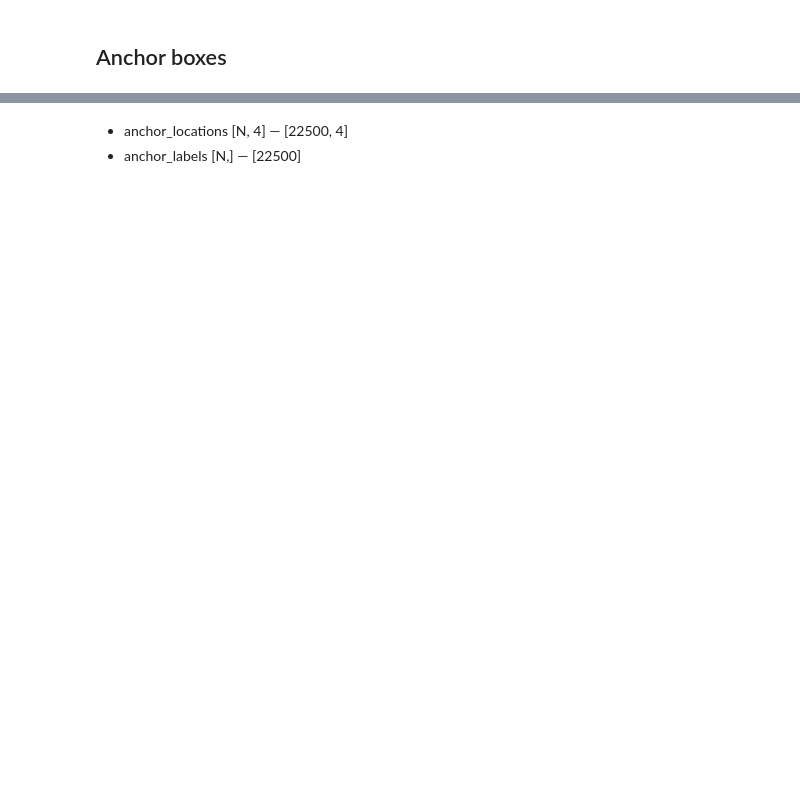
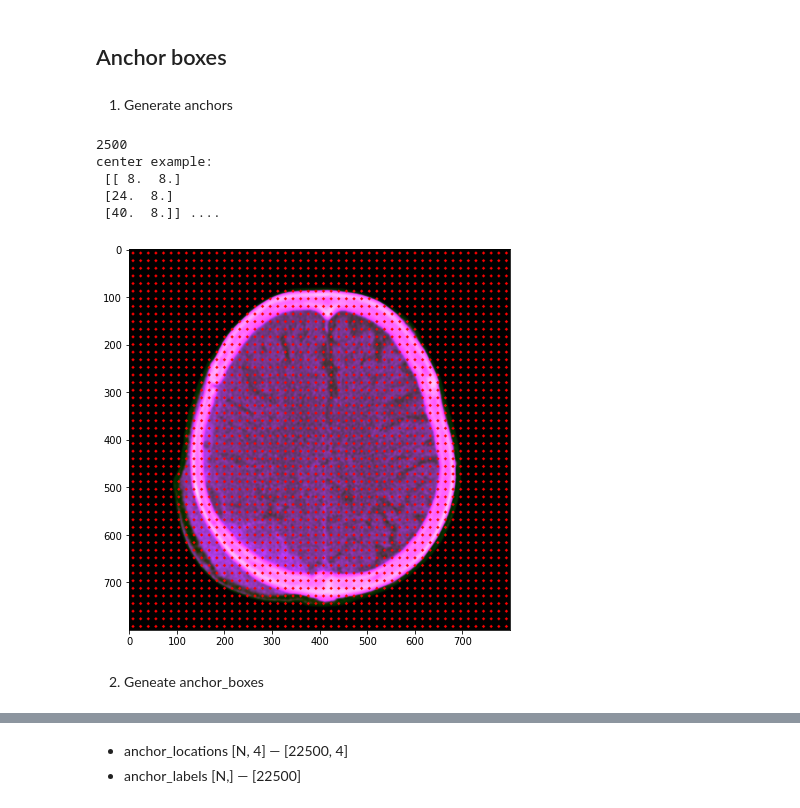
Before and after one commit to cuchoco/paper_implementations, a Jupyter notebook: models/FASTER_RCNN.ipynb, the cells around one changed output, grey strips where cells are left out. Cells and saved outputs as stored; diff of their text form; code cells hidden in the pictures; blank space fills up the shorter version.

```diff
--- a/models/FASTER_RCNN.ipynb
+++ b/models/FASTER_RCNN.ipynb
@@ -49,3 +100,35 @@ torch.Size([1, 512, 50, 50])
 # %% [markdown]
 ## Anchor boxes
+# %% [markdown]
+1) Generate anchors
+# %%
+feature_size = (800 // 16)  # 피처맵은 50 x 50
+ctr_x = np.arange(16, (feature_size + 1) * 16, 16)  # stride = 16
+ctr_y = np.arange(16, (feature_size + 1) * 16, 16)
+
+ctr = np.zeros((len(ctr_x) * len(ctr_y), 2))
+for idx, (x,y) in enumerate(itertools.product(ctr_x, ctr_y)):
+    ctr[idx, 1] = x - 8
+    ctr[idx, 0] = y - 8
+
+print(len(ctr))
+print(f'center example: \n {ctr[:3]} ....\n')
+
+img_clone2 = np.copy(img)
+ctr_int = ctr.astype(np.int32)
+
+plt.figure(figsize=(7,7))
+for i in range(ctr.shape[0]):
+    cv2.circle(img_clone2, (ctr_int[i][0], ctr_int[i][1]), radius=1, color = (255,0,0), thickness=3)
+plt.imshow(img_clone2)
+plt.show()
+# %% [output]
+2500
+center example:
+ [[ 8.  8.]
+ [24.  8.]
+ [40.  8.]] ....
+[figure, added]
+# %% [markdown]
+2) Geneate anchor_boxes
 # %%
```
Also changed, not shown: parts of 70 cells of this notebook.
